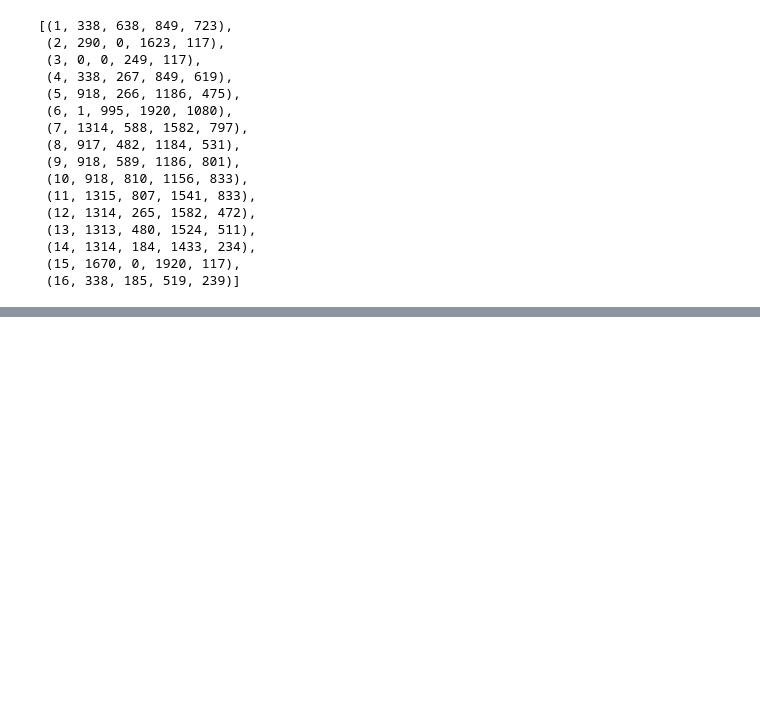
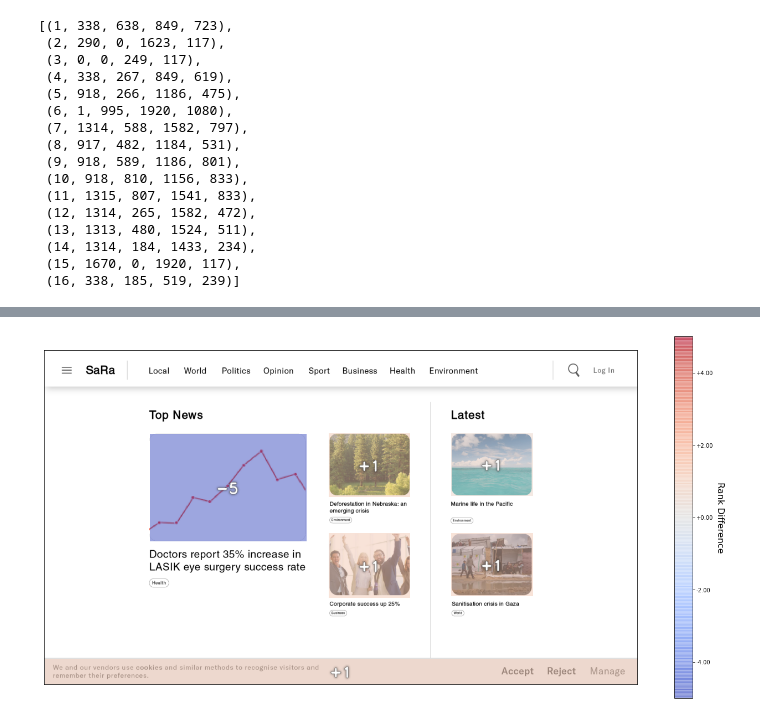
Before and after one commit to matthewkenely/ICT3909, a Jupyter notebook: saliency-ranking/App.ipynb, the cells around one changed output, grey strips where cells are left out. Drawn from its saved outputs; the diff is of its cells as text; code cells hidden in the pictures; blank space fills up the shorter version.

Commit message:
Added better rank difference

```diff
--- a/saliency-ranking/App.ipynb
+++ b/saliency-ranking/App.ipynb
@@ -8,6 +8,10 @@ import saraRC1 as sara
 
 import os
 import sys
+
+import deepgaze_pytorch
+
+DEVICE = 'cuda'
 # %%
 IMG_DIR = '../ablation/images'
 MASK_DIR = '../ablation/masks'
@@ -350,0 +282,88 @@ plt.imshow(diff, cmap='jet')
+# %%
+# Assuming sara_heatmap_a and sara_heatmap_b are your RGBA images
+a_int16 = cv2.cvtColor(sara_heatmap_a, cv2.COLOR_RGBA2GRAY).astype(np.int16)
+b_int16 = cv2.cvtColor(sara_heatmap_b, cv2.COLOR_RGBA2GRAY).astype(np.int16)
+diff = a_int16 - b_int16
+
+indices = sara_list_a
+
+colormap_min = diff.min()
+colormap_max = diff.max()
+max_abs = max(abs(colormap_min), abs(colormap_max))
+
+# Add a border to the diff image
+diff_border = np.ones((diff.shape[0] + 2, diff.shape[1] + 2), dtype=diff.dtype) * max_abs
+diff_border[1:-1, 1:-1] = diff
+diff = diff_border
+
+diff_qty = [i[1] - j[1] for i, j in zip(sorted(sara_list_a), sorted(sara_list_b))]
+
+# Match the color values in diff to the actual differences in ranks
+diff = cv2.normalize(diff, None, alpha=np.min(diff_qty), beta=np.abs(np.min(diff_qty)), norm_type=cv2.NORM_MINMAX, dtype=cv2.CV_32F)
+
+# Set up colormap with transparency for zero values
+cmap = plt.get_cmap('coolwarm')
+cmap.set_under('white')  # Set color for values less than vmin to white (fully transparent)
+cmap.set_over('white')   # Set color for values greater than vmax to white (fully transparent)
+
+# Show image B
+plt.figure(figsize=(24, 12))
+plt.imshow(img_b, alpha=1)
+diff = cv2.resize(diff, (img_a.shape[1], img_a.shape[0]), interpolation=cv2.INTER_NEAREST)
+
+# Show heatmap overlayed on top of image B
+heatmap = plt.imshow(diff, cmap=cmap, alpha=0.5, vmin=np.min(diff), vmax=np.max(diff))
+heatmap.set_array(np.ma.masked_where(diff == 0, diff))  # Mask zero values
+
+# Plot the differences in text top left
+diff_text = np.zeros((img_a.shape[0], img_a.shape[1]), dtype=np.uint8)
+diff_text = cv2.cvtColor(diff_text, cv2.COLOR_BGR2RGBA)
+
+for i, x1, y1, x2, y2 in segments['DESKTOP_A']['coordinates']:
+    if diff_qty[i-1] != 0:
+        # Calculate the center coordinates of the bounding box
+        center_x = (x1 + x2) // 2
+        center_y = (y1 + y2) // 2
+
+        # Determine the sign of diff_qty[i-1]
+        sign = "+" if diff_qty[i-1] >= 0 else ""
+        font_size = 1.6
+        thickness = 3
+
+        # Create the text to be displayed
+        text_to_display = f'{sign}{diff_qty[i-1]}'
+
+        # Get the size of the text
+        (text_width, _), _ = cv2.getTextSize(text_to_display, cv2.FONT_HERSHEY_DUPLEX, font_size, thickness)
+
+        # Calculate the position to center the text
+        text_position = (center_x - text_width // 2, center_y + 20)
+
+        # Add the text to the image
+        cv2.putText(diff_text, text_to_display, text_position, cv2.FONT_HERSHEY_DUPLEX, font_size, (255, 255, 255), thickness, cv2.LINE_AA)
+
+# Set black regions to transparent
+diff_text[diff_text[:, :, 0] < 192] = [0, 0, 0, 0]
+diff_text[diff_text[:, :, 0] >= 192, 3] = 255
+diff_text = cv2.GaussianBlur(diff_text, (3, 3), 0)
+shadow = cv2.GaussianBlur(diff_text, (21, 21), 0)
+
+plt.imshow(shadow, alpha=1)
+plt.imshow(diff_text, alpha=1)
+
+plt.xticks([]), plt.yticks([])
+
+# Add a colorbar to the right of the image
+cbar = plt.colorbar(heatmap, format='%+.2f')  # Use the format parameter to control decimal places
+
+# Modify colorbar labels to include a plus sign for positive values
+tick_labels = cbar.get_ticks()
+tick_labels_str = [f'{label:+.2f}' if label >= 0 else f'{label:.2f}' for label in tick_labels]
+cbar.set_ticklabels(tick_labels_str)
+
+# Add cbar title "Rank Difference"
+cbar.set_label('Rank Difference', labelpad=20, rotation=270, fontsize=16)
+
+plt.show()
+# %% [output]
+[figure, added]
```
Also changed, not shown: parts of 15 cells of this notebook, 1 other file.
